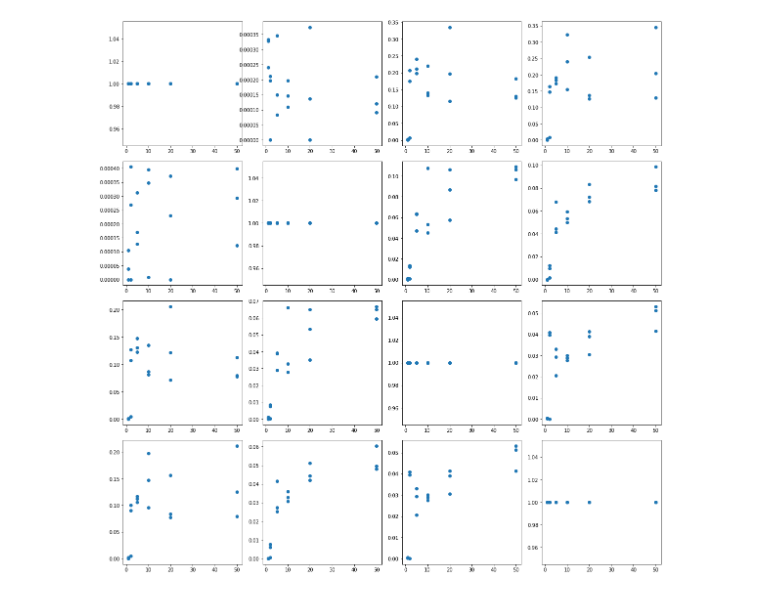
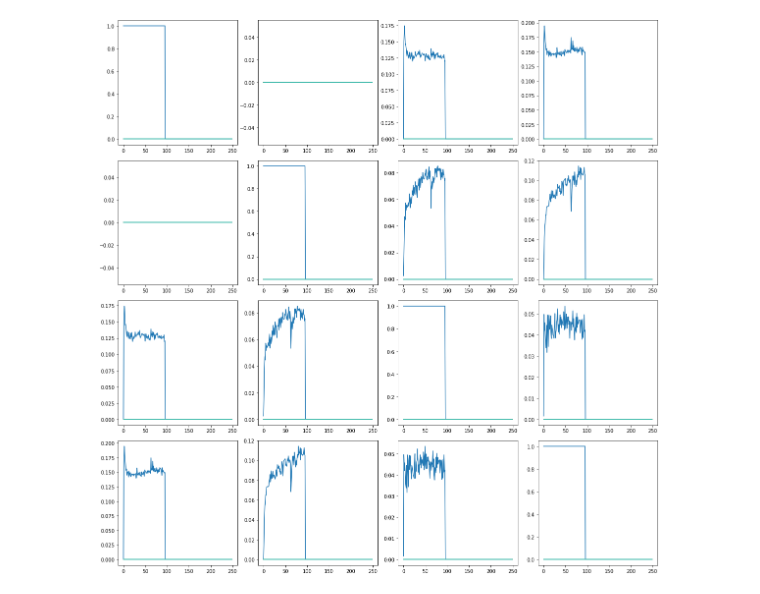
Before and after one commit to abbbe/autoenc2, a Jupyter notebook: notebooks/mutual_info.ipynb, the cells around one changed output. Drawn from its saved outputs; the diff is of its cells as text; code cells hidden in the pictures.

Commit message:
visualize mutual info by one plot line per epoch

```diff
--- a/notebooks/mutual_info.ipynb
+++ b/notebooks/mutual_info.ipynb
@@ -4,6 +4,8 @@ import glob
 import numpy as np
 
 import logging
+logger = logging.getLogger(__name__)
+
 from src.config import output_data_dir
 
 import matplotlib.pyplot as plt
@@ -16,28 +18,23 @@ def find_csv_filenames(path_to_dir, suffix=".csv" ):
     return [ filename for filename in filenames if filename.endswith( suffix ) ]
 
 
-csv_dir = os.path.join(output_data_dir, "twoballs\imgs")
+csv_dir = os.path.join(output_data_dir, "twoballs0932\imgs")
 
 VAR_NAMES = ['A0', 'A1', 'L0', 'L1']
 EPOCH_IDX = dict({1:0, 2:1, 5:2, 10:3, 20:4, 50:5})
 
-EPOCH = np.zeros((4,4,18))
-MI = np.zeros((4,4,18))
+MI = np.zeros((10,4,4,250))
 
-def handle(data, epoch, nround):
-    print("epoch %d, round %d" % (epoch, nround))
+def handle(data, round, epoch):
     N = data.shape[1]
     assert(N == 4)
-
-    k = EPOCH_IDX[epoch] * 3 + nround
 
     for i in range(N):
         mi = mutual_info_regression(data, (data[:,i]))
         mi /= np.max(mi)
 
         for j in range(N):
-            EPOCH[i, j, k] = epoch
-            MI[i, j, k] = mi[j]
+            MI[round, i, j, epoch] = mi[j]
 
 for fname in find_csv_filenames(csv_dir):
     fpath = os.path.join(csv_dir, fname)
@@ -45,13 +42,11 @@ for fname in find_csv_filenames(csv_dir):
     logging.info("processing fname=%s" % fpath)
 
     my_data = np.genfromtxt(fpath, delimiter=',')
-    m = re.match(r'epochs_(\d+)-(\d+).csv', fname)
+    m = re.match(r'round-(\d+)_epoch-(\d+).csv', fname)
     if not m:
         logger.error("file name %s does not match pattern" % fpath)
         continue
 
-    epoch, round = m.group(1), m.group(2)
-    handle(my_data, int(epoch), int(round))
-
-print(MI)
+    round, epoch = m.group(1), m.group(2)
+    handle(my_data, int(round), int(epoch))
 # %% [output]
@@ -71,9 +70,10 @@ epoch 10, round 2
 # %%
 fig, axs = plt.subplots(4, 4, figsize=(16,16))
 fig.tight_layout()
 
-for i in range(4):
-    for j in range(4):
-        axs[i,j].scatter(EPOCH[i,j], MI[i,j])
+for k in range(MI.shape[0]):
+    for i in range(MI.shape[1]):
+        for j in range(MI.shape[2]):
+            axs[i,j].plot(MI[k, i, j])
 # %% [output]
-[figure, old version]
+[figure, new version]
```
Also changed, not shown: parts of 1 cell of this notebook.
